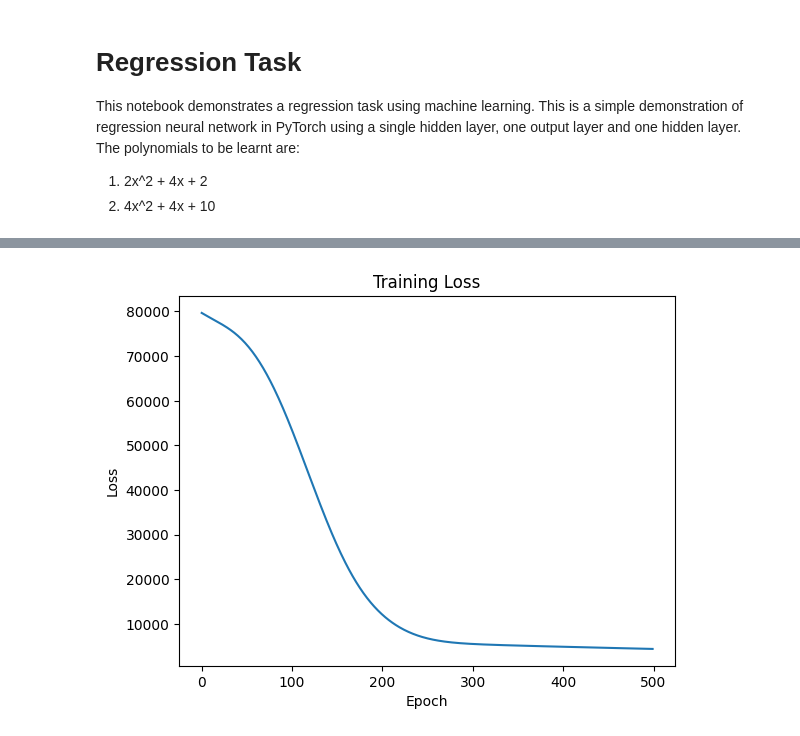
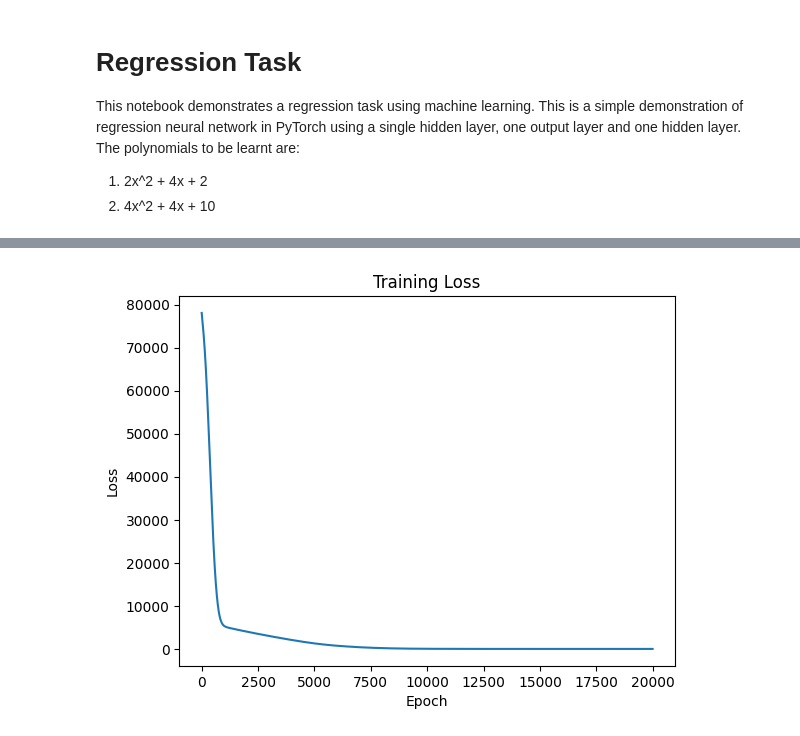
Before and after one commit to SSS-192858/Catastrophic-Forgetting, a Jupyter notebook: poly_regression.ipynb, the cells around one changed output, grey strips where cells are left out. Saved outputs shown, nothing was run; the diff lists cells and outputs as text; code cells hidden in the pictures.

Commit message:
Changes done in parameters for neural netwoek

```diff
--- a/poly_regression.ipynb
+++ b/poly_regression.ipynb
@@ -15,9 +17,9 @@ import matplotlib.pyplot as plt
 class RegressionModel(nn.Module):
     def __init__(self):
         super(RegressionModel, self).__init__()
-        self.hidden = nn.Linear(1, 10)  # One hidden layer with 10 neurons
+        self.hidden = nn.Linear(1, 64)  # One hidden layer with 10 neurons
         self.relu = nn.ReLU()
-        self.output = nn.Linear(10, 1)  # Output layer
+        self.output = nn.Linear(64, 1)  # Output layer
 
     def forward(self, x):
         x = self.hidden(x)
@@ -81,9 +83,9 @@ def train_model(model,x_train,y_train,num_epochs,optimizer,device):
 
         losses.append(loss.item())
 
-        # if (epoch + 1) % 50 == 0:
-        #     print(f"Epoch [{epoch + 1}/{num_epochs}], Loss: {loss.item():.4f}")
-        #     print()
+        if (epoch + 1) % 1000 == 0:
+            print(f"Epoch [{epoch + 1}/{num_epochs}], Loss: {loss.item():.4f}")
+            print()
 
     new_weights = {name: param.clone().detach() for name, param in model.named_parameters()}
     plt.plot(losses)
@@ -186,10 +220,11 @@ model_3.to(device)
 print(device)
 # Define the loss function and optimizer
 criterion = nn.MSELoss()
-optimizer = optim.Adam(model_3.parameters(), lr=0.01)
+optimizer = optim.Adam(model_3.parameters(), lr=0.001)
 
 # Train the model_3
-num_epochs = 500
+num_epochs = 20000
+
 train_model(model_3,x_train_3,y_train_3,num_epochs,optimizer,device)
 torch.save(model_3.state_dict(), "model_3.pth")
 # %% [output]
@@ -197,4 +248,4 @@ cpu
-[figure, old version]
+[figure, new version]
 # %%
 model_4 = RegressionModel()
 
```
Also changed, not shown: parts of 12 cells of this notebook, 3 other files.
